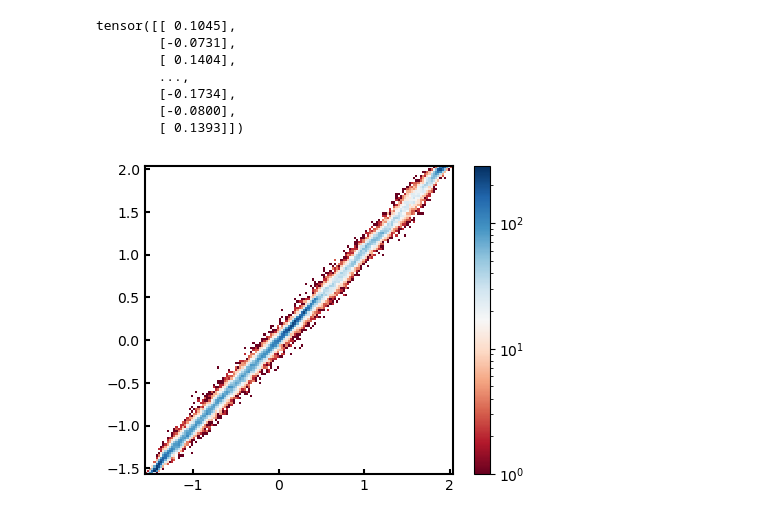
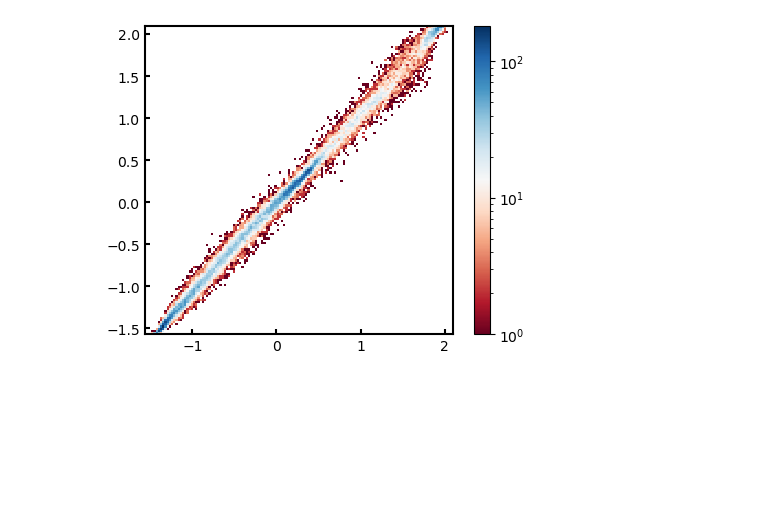
Before and after one commit to jwass1997/kmc_project, a Jupyter notebook: scripts/python_scripts/train_sm.ipynb, the cells around one changed output. Saved outputs shown, nothing was run; the diff lists cells and outputs as text; code cells hidden in the pictures; blank space fills up the shorter version.

```diff
--- a/scripts/python_scripts/train_sm.ipynb
+++ b/scripts/python_scripts/train_sm.ipynb
@@ -142,7 +143,7 @@ import matplotlib.pyplot as plt
 from matplotlib.colors import LogNorm
 from sm import NeuralNet
 
-state_dict = torch.load("/home/hd/hd_hd/hd_gy283/kmc_project/models/sm_vMB_n_a=200.pth", map_location="cpu", weights_only=False)
+state_dict = torch.load("/gpfs/bwfor/work/ws/hd_gy283-my_data/models/sm_vMB_n_a=200.pth", map_location="cpu", weights_only=False)
 args = state_dict['args']
 model_state_dict = state_dict['model_state_dict']
 
@@ -157,8 +158,8 @@ num_batches = 300
 y_true_list = []
 x_in = []
 
-for i in range(150, 200):
-    data = np.load(f"/gpfs/bwfor/work/ws/hd_gy283-my_data/data_vMB/batch_{i}.npz")
+for i in range(180, 200):
+    data = np.load(f"/gpfs/bwfor/work/ws/hd_gy283-my_data/data_vMB_own_pde_solver/batch_{i}.npz")
     output_idx = data["outputIdx"][0]
     x, y = data["inputs"], data["currents"]
     x_in.append(x[:, output_idx+1:])
@@ -175,38 +176,31 @@ y_true = (y_true - net.y_mean.numpy()) / net.y_std.numpy()
 
 l_bound = -1.5
 u_bound = 1.5
 #z = l_bound + (u_bound - l_bound) * torch.rand(num_points, net.layer_dims[0])
 
 def pred_vs_true(y_pred, y_true, bins=140, use_log=True):
 
     y_pred = np.asarray(y_pred).ravel()
     y_true = np.asarray(y_true).ravel()
 
     pad = 0.001
     min_val = float(min(y_true.min(),y_pred.min()))
     max_val = float(max(y_true.max(),y_pred.max()))
 
     norm = LogNorm()
 
     fig, ax = plt.subplots(figsize=(4,4))
 
     _, _, _, im = ax.hist2d(y_pred, y_true, bins=bins, range=[[min_val, max_val], [min_val, max_val]], norm=norm, cmap="RdBu")
     cax = fig.add_axes([ax.get_position().x1 + 0.05, ax.get_position().y0, 0.04, ax.get_position().height])
     plt.colorbar(im, cax=cax)
     #ax.scatter(y_pred, y_true, s=4, edgecolors="blue", facecolor=None)
     ax.spines[:].set_linewidth(1.5)
     ax.tick_params(which='major', direction='in', width=1.5)
     ax.set_aspect('equal')
 
     #ax.plot([min_val, min_val], [max_val, max_val])
 
 pred_vs_true(y_pred, y_true)
 # %% [output]
-tensor([[ 0.1045],
-        [-0.0731],
-        [ 0.1404],
-        ...,
-        [-0.1734],
-        [-0.0800],
-        [ 0.1393]])
-[figure, old version]
+[figure, new version]
```
Also changed, not shown: parts of 2 cells of this notebook, 18 other files.
